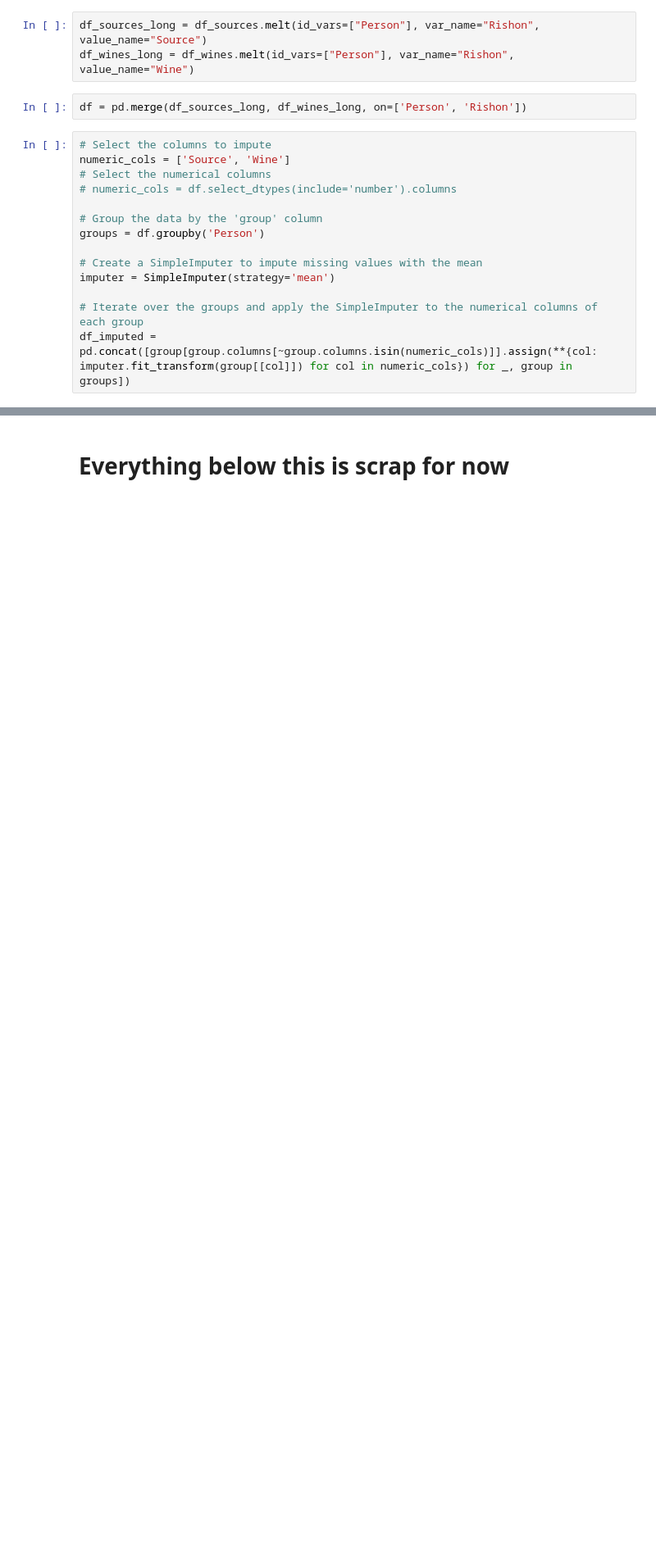
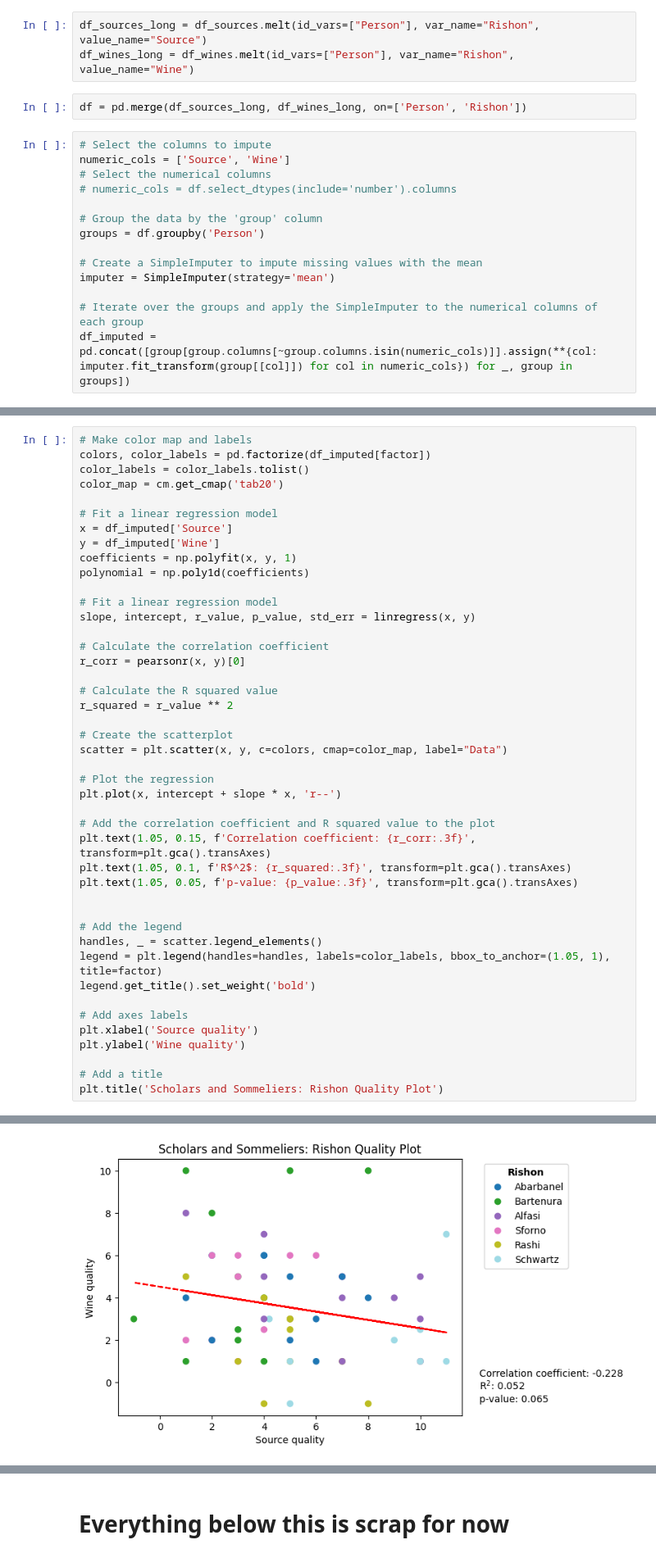
Before and after one commit to RickiHeicklen/scholars-and-sommeliers, a Jupyter notebook: rishon-analysis.ipynb, the cells around one changed output, grey strips where cells are left out. Shown at 82% size. Drawn from its saved outputs; the diff is of its cells as text; blank space fills up the shorter version.

Commit message:
chart output

```diff
--- a/rishon-analysis.ipynb
+++ b/rishon-analysis.ipynb
@@ -84,0 +61,45 @@ plt.legend(handles=handles, labels=color_labels, bbox_to_anchor=(1.05, 1))
+# %%
+# Make color map and labels
+colors, color_labels = pd.factorize(df_imputed[factor])
+color_labels = color_labels.tolist()
+color_map = cm.get_cmap('tab20')
+
+# Fit a linear regression model
+x = df_imputed['Source']
+y = df_imputed['Wine']
+coefficients = np.polyfit(x, y, 1)
+polynomial = np.poly1d(coefficients)
+
+# Fit a linear regression model
+slope, intercept, r_value, p_value, std_err = linregress(x, y)
+
+# Calculate the correlation coefficient
+r_corr = pearsonr(x, y)[0]
+
+# Calculate the R squared value
+r_squared = r_value ** 2
+
+# Create the scatterplot
+scatter = plt.scatter(x, y, c=colors, cmap=color_map, label="Data")
+
+# Plot the regression
+plt.plot(x, intercept + slope * x, 'r--')
+
+# Add the correlation coefficient and R squared value to the plot
+plt.text(1.05, 0.15, f'Correlation coefficient: {r_corr:.3f}', transform=plt.gca().transAxes)
+plt.text(1.05, 0.1, f'R$^2$: {r_squared:.3f}', transform=plt.gca().transAxes)
+plt.text(1.05, 0.05, f'p-value: {p_value:.3f}', transform=plt.gca().transAxes)
+
+
+# Add the legend
+handles, _ = scatter.legend_elements()
+legend = plt.legend(handles=handles, labels=color_labels, bbox_to_anchor=(1.05, 1), title=factor)
+legend.get_title().set_weight('bold')
+
+# Add axes labels
+plt.xlabel('Source quality')
+plt.ylabel('Wine quality')
+
+# Add a title
+plt.title('Scholars and Sommeliers: Rishon Quality Plot')
+# %% [output]
@@ -84,0 +107 @@ plt.legend(handles=handles, labels=color_labels, bbox_to_anchor=(1.05, 1))
+[figure, added]
```
Also changed, not shown: parts of 5 cells of this notebook.
